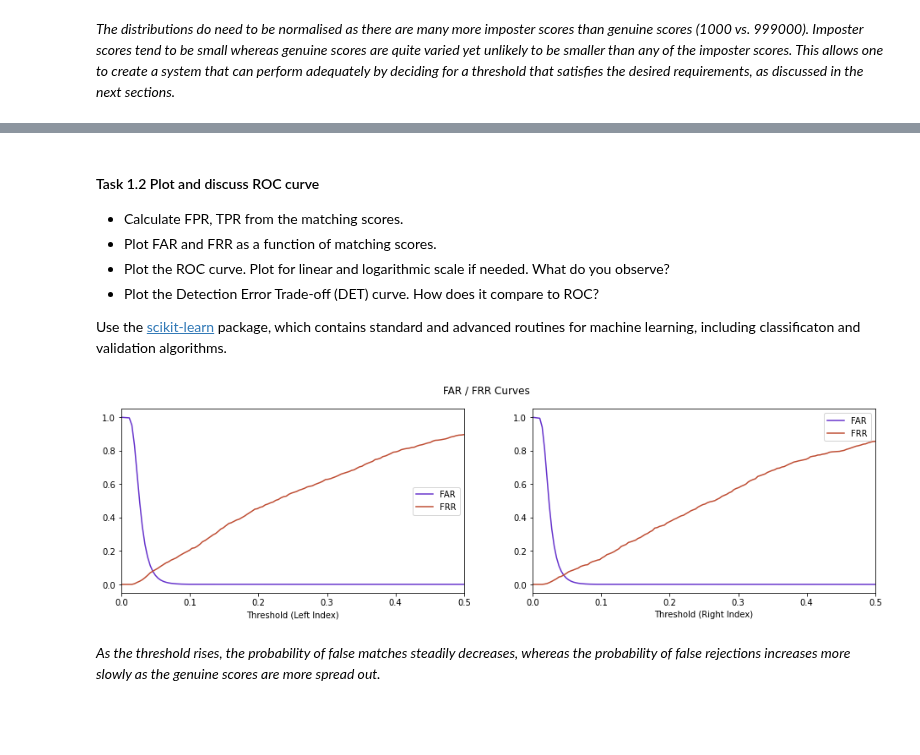
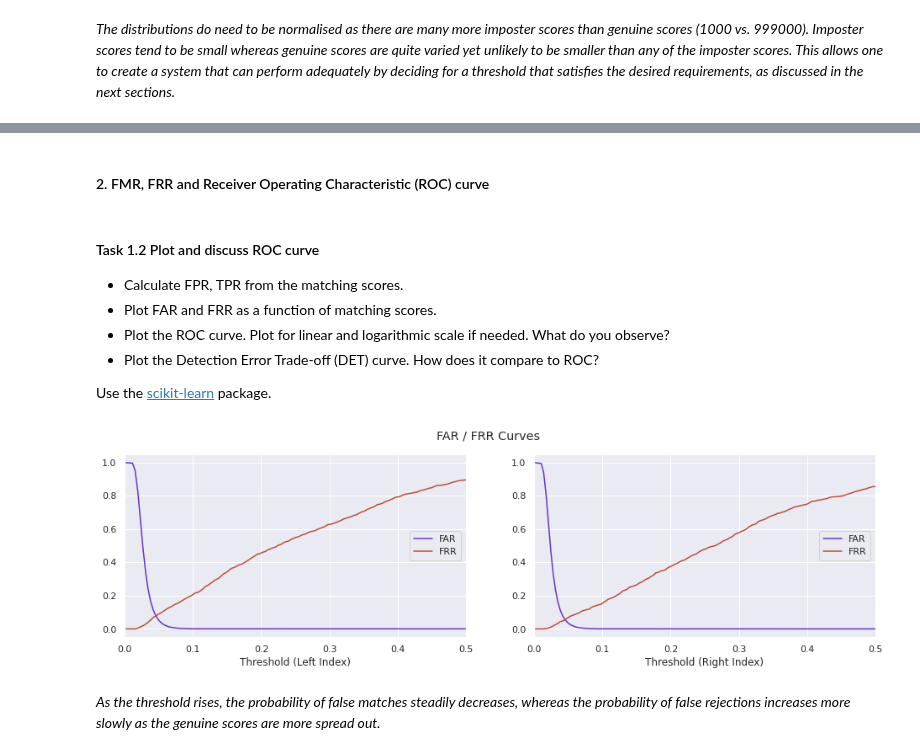
Before and after one commit to BrunoVandekerkhove/biometric-systems, a Jupyter notebook: evaluation/evaluation.ipynb, the cells around one changed output, grey strips where cells are left out. Cells and saved outputs as stored; diff of their text form; code cells hidden in the pictures; blank space fills up the shorter version.

```diff
--- a/evaluation/evaluation.ipynb
+++ b/evaluation/evaluation.ipynb
@@ -28,3 +23,5 @@ import os
 import pandas as pd # data analysis
 from tqdm.notebook import tqdm as tqdm_notebook # progress bar
 import BSSR1
+import seaborn as sns
+sns.set(style="darkgrid")
@@ -233,3 +169,5 @@ To observe the impact of the threshold value, one often plots a ([Receiver Opera
+# %% [markdown]
+#### 2. FMR, FRR and Receiver Operating Characteristic (ROC) curve
 # %% [markdown]
 #### Task 1.2 Plot and discuss ROC curve
 
@@ -238,7 +176,7 @@ To observe the impact of the threshold value, one often plots a ([Receiver Opera
 * Plot the ROC curve. Plot for linear and logarithmic scale if needed. What do you observe?
 * Plot the Detection Error Trade-off (DET) curve. How does it compare to ROC?
 
-Use the [scikit-learn](https://scikit-learn.org/stable/index.html) package, which contains standard and advanced routines for machine learning, including classificaton and validation algorithms.
+Use the [scikit-learn](https://scikit-learn.org/stable/index.html) package.
 # %%
 from sklearn.metrics import roc_curve
 # %%
@@ -250,29 +188,29 @@ from sklearn.metrics import roc_curve
 #    return len(genuine_scores[genuine_scores >= threshold]) / float(len(genuine_scores))
 #print("FPR (threshold = % .1f) : % f" % (default, fpr()))
 #print("TPR (threshold = % .1f) : % f" % (default, tpr()))
-li_fpr, li_tpr, li_thresholds = roc_curve(li_genuine_id, li_scores)
-ri_fpr, ri_tpr, ri_thresholds = roc_curve(ri_genuine_id, ri_scores)
+li_fpr, li_tpr, li_roc_thresholds = roc_curve(li_genuine_id, li_scores)
+ri_fpr, ri_tpr, ri_roc_thresholds = roc_curve(ri_genuine_id, ri_scores)
 # %%
 """Plot FAR and FRR as a function of matching scores."""
 #thresholds = np.linspace(0.0,1.0,100).tolist()
 #li_far = [fpr(threshold=t) for t in thresholds]
 #li_frr = [1 - tpr(threshold=t) for t in thresholds]
 #ri_imposter_scores = li_scores[li_genuine_id < 1]
 #ri_genuine_scores = li_scores[li_genuine_id > 0]
 #ri_far = [fpr(ri_imposter_scores, t) for t in thresholds]
 #ri_frr = [1 - tpr(ri_genuine_scores, t) for t in thresholds]
 figure, axes = plt.subplots(ncols=2, figsize=(16,4))
 figure.suptitle('FAR / FRR Curves')
-axes[0].plot(li_thresholds, li_fpr, color=(0.4,0.2,0.8), label='FAR')
-axes[0].plot(li_thresholds, 1-li_tpr, color=(0.75,0.3,0.2), label='FRR')
+axes[0].plot(li_roc_thresholds, li_fpr, color=(0.4,0.2,0.8), label='FAR')
+axes[0].plot(li_roc_thresholds, 1-li_tpr, color=(0.75,0.3,0.2), label='FRR')
 axes[0].set(xlabel='Threshold (Left Index)', xlim=[0.0,0.5])
 axes[0].legend();
-axes[1].plot(ri_thresholds, ri_fpr, color=(0.4,0.2,0.8), label='FAR')
-axes[1].plot(ri_thresholds, 1-ri_tpr, color=(0.75,0.3,0.2), label='FRR')
+axes[1].plot(ri_roc_thresholds, ri_fpr, color=(0.4,0.2,0.8), label='FAR')
+axes[1].plot(ri_roc_thresholds, 1-ri_tpr, color=(0.75,0.3,0.2), label='FRR')
 axes[1].set(xlabel='Threshold (Right Index)', xlim=[0.0,0.5])
 axes[1].legend();
 # %% [output]
-[figure, old version]
+[figure, new version]
 # %% [markdown]
 *As the threshold rises, the probability of false matches steadily decreases, whereas the probability of false rejections increases more slowly as the genuine scores are more spread out.*
 # %%
```
Also changed, not shown: parts of 35 cells of this notebook.
